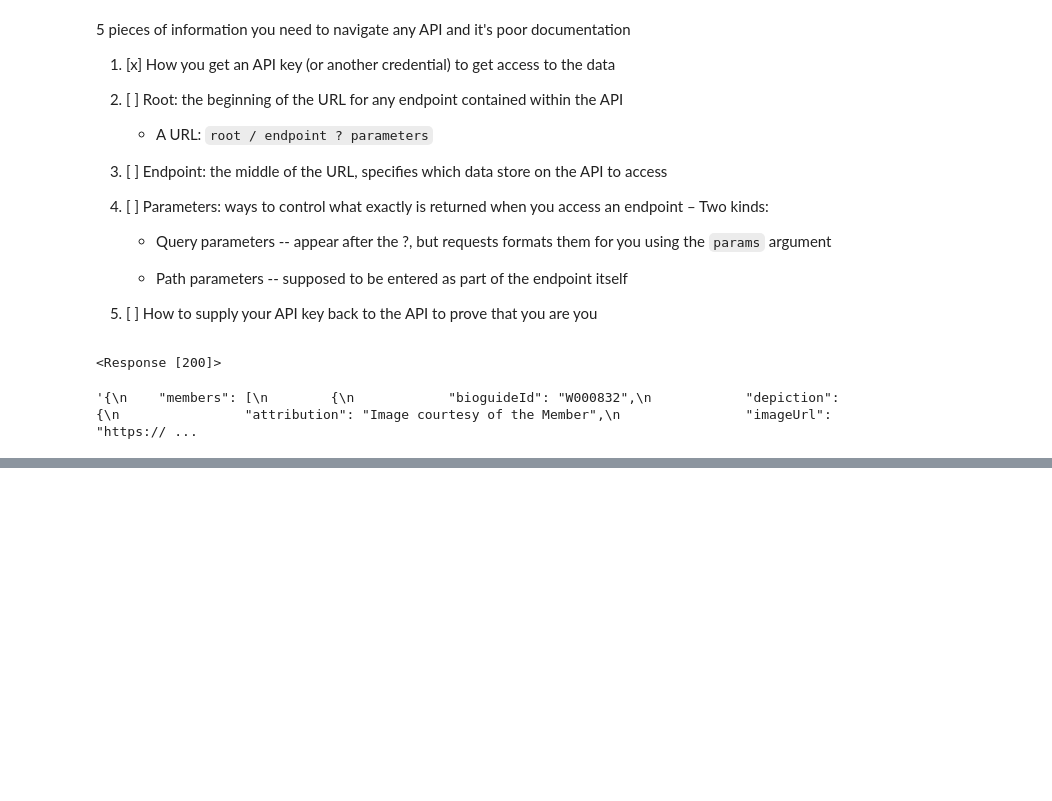
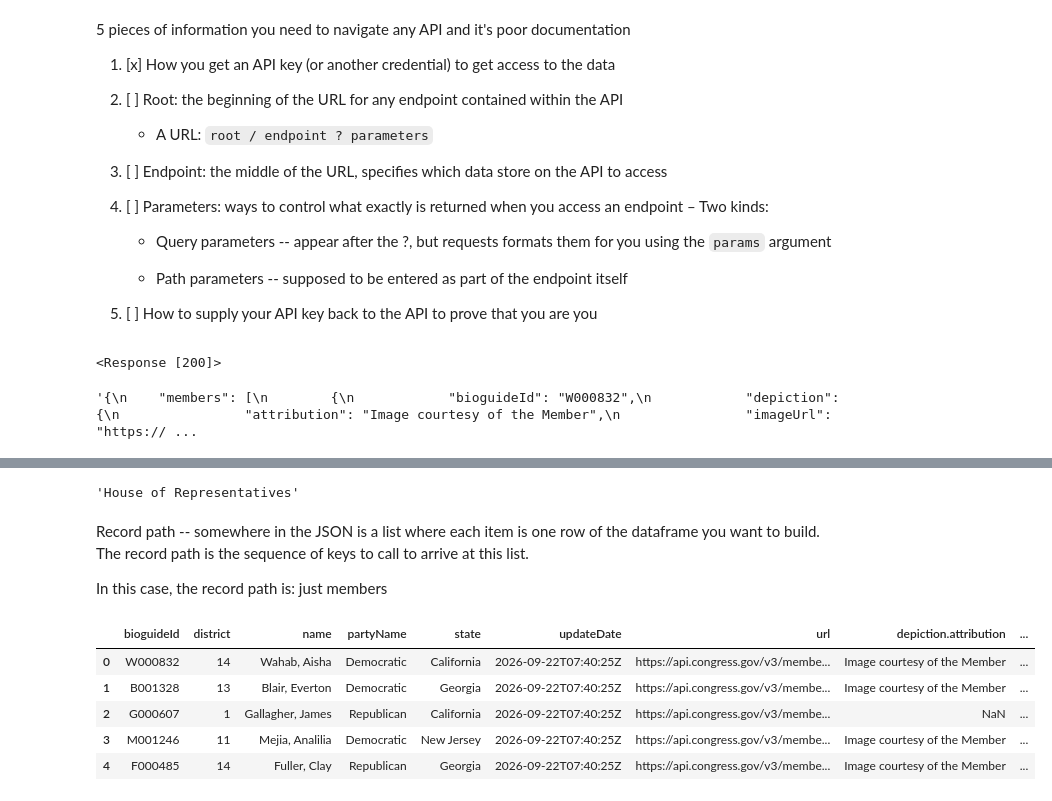
Before and after one commit to solsen17/contrans2026, a Jupyter notebook: notebooks/demo_09_17_2026.ipynb, the cells around one changed output, grey strips where cells are left out. Drawn from its saved outputs; the diff is of its cells as text; code cells hidden in the pictures; blank space fills up the shorter version.

```diff
--- a/notebooks/demo_09_17_2026.ipynb
+++ b/notebooks/demo_09_17_2026.ipynb
@@ -71,0 +112,3 @@ r.json()
+# %%
+myjson = r.json()
+myjson
@@ -71,0 +155,19 @@ r.json()
+# %%
+myjson['members'][0]['terms']['item'][0]['chamber'] # one line for getting all the way down to the individual thing we want
+# %% [output]
+'House of Representatives'
+# %% [markdown]
+Record path -- somewhere in the JSON is a list where each item is one row of the dataframe you want to build. The record path is the sequence of keys to call to arrive at this list.
+
+In this case, the record path is: just members
+# %%
+congress_df = pd.json_normalize(myjson, record_path=['members'])
+# %%
+congress_df.head()
+# %% [output]
+|  | bioguideId | district | name | partyName | state | updateDate | url | depiction.attribution | ... |
+| 0 | W000832 | 14 | Wahab, Aisha | Democratic | California | 2026-09-22T07:40:25Z | https://api.congress.gov/v3/membe... | Image courtesy of the Member | ... |
+| 1 | B001328 | 13 | Blair, Everton | Democratic | Georgia | 2026-09-22T07:40:25Z | https://api.congress.gov/v3/membe... | Image courtesy of the Member | ... |
+| 2 | G000607 | 1 | Gallagher, James | Republican | California | 2026-09-22T07:40:25Z | https://api.congress.gov/v3/membe... | NaN | ... |
+| 3 | M001246 | 11 | Mejia, Analilia | Democratic | New Jersey | 2026-09-22T07:40:25Z | https://api.congress.gov/v3/membe... | Image courtesy of the Member | ... |
+| 4 | F000485 | 14 | Fuller, Clay | Republican | Georgia | 2026-09-22T07:40:25Z | https://api.congress.gov/v3/membe... | Image courtesy of the Member | ... |
```
Also changed, not shown: parts of 15 cells of this notebook.
